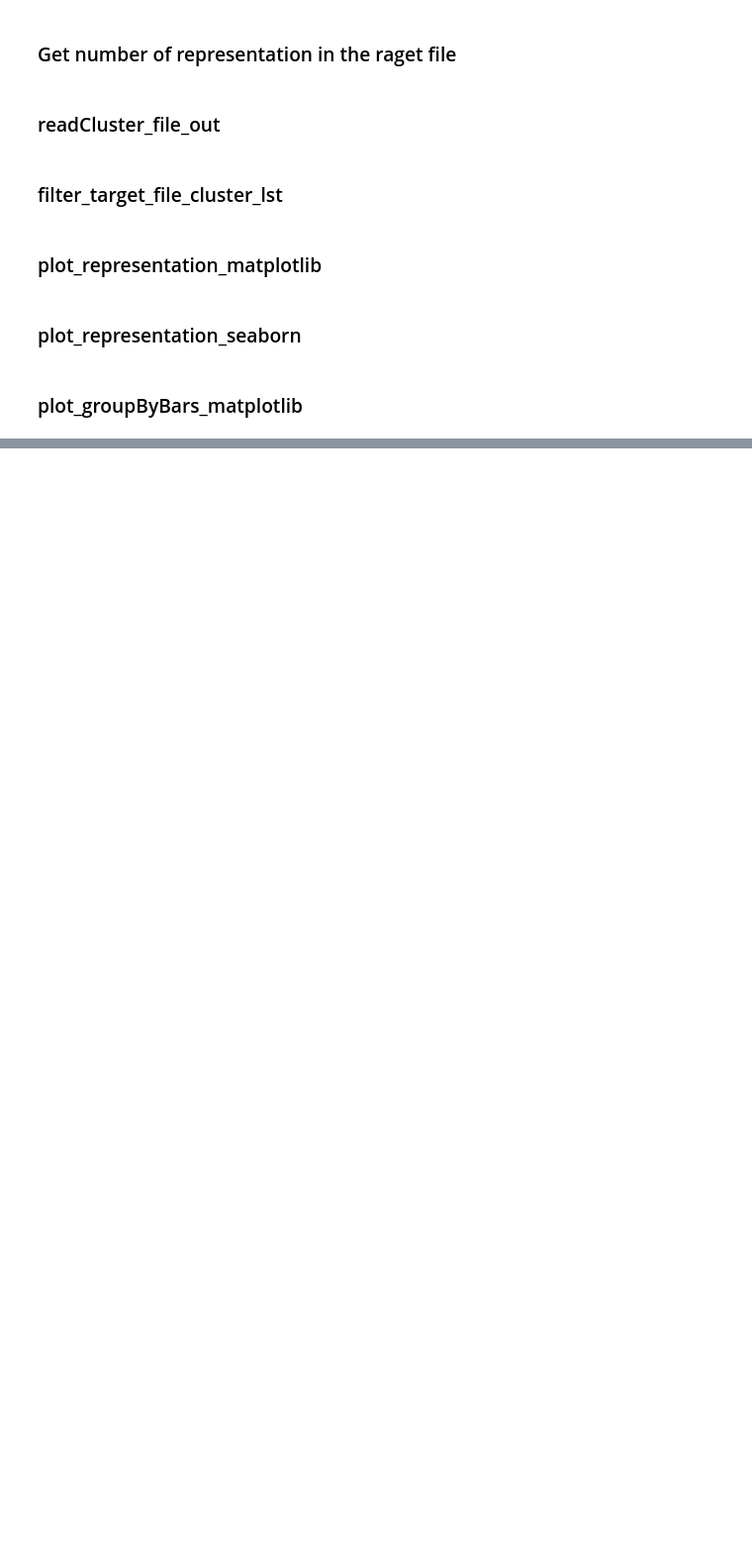
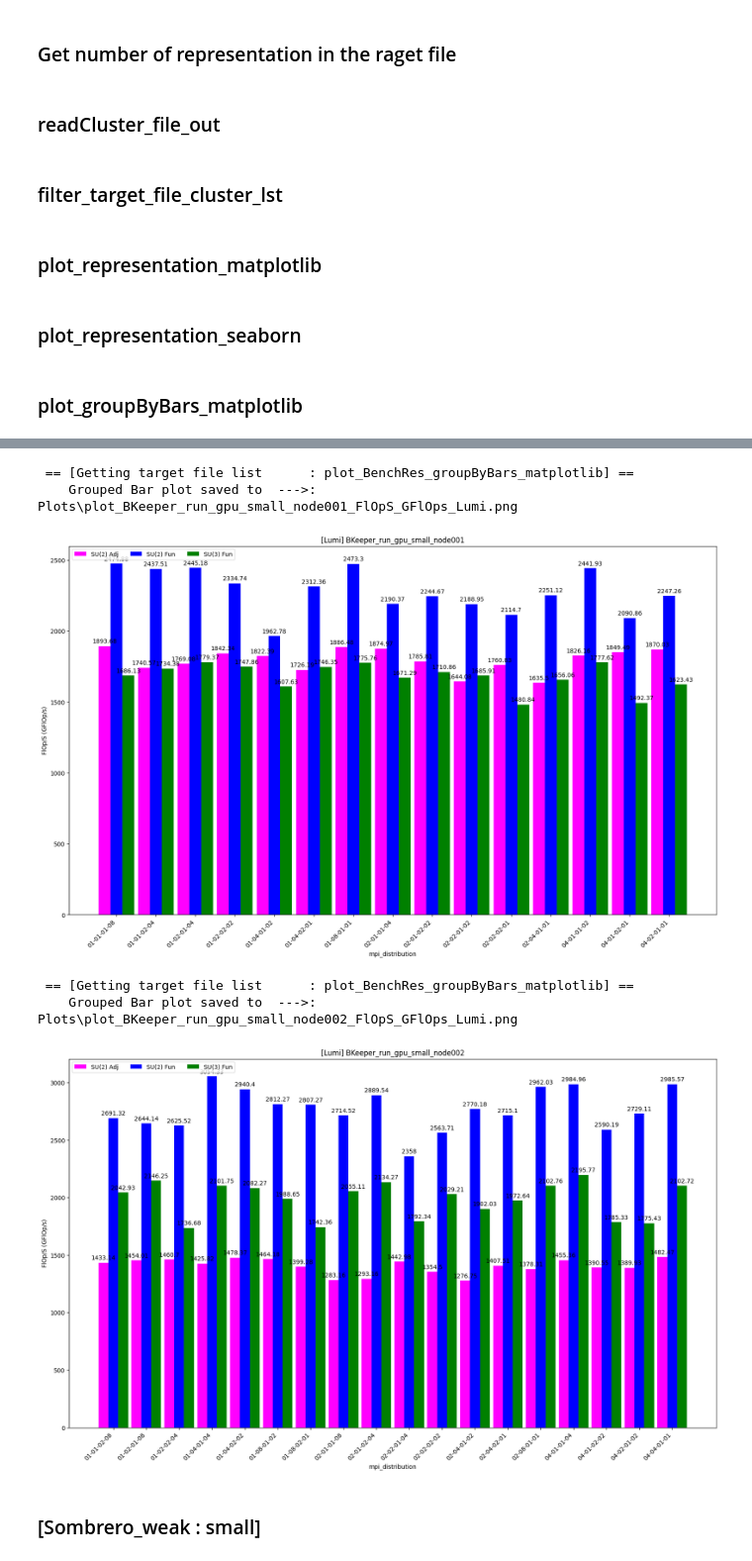
Before and after one commit to fbonnet08/Bench_Grid_HiRep, a Jupyter notebook: src/PythonCodes/Jupyter-NoteBooks/LLR-Bench_Grid_HiRep_Notebooks/Notebook_Bench_Grid_HiRep.ipynb, the cells around one changed output, grey strips where cells are left out. Shown at 99% size. Drawn from its saved outputs; the diff is of its cells as text; code cells hidden in the pictures; blank space fills up the shorter version.

```diff
--- a/src/PythonCodes/Jupyter-NoteBooks/LLR-Bench_Grid_HiRep_Notebooks/Notebook_Bench_Grid_HiRep.ipynb
+++ b/src/PythonCodes/Jupyter-NoteBooks/LLR-Bench_Grid_HiRep_Notebooks/Notebook_Bench_Grid_HiRep.ipynb
@@ -762,31 +921,46 @@ rc = plot_BenchRes_groupByBars_matplotlib(c, m,
 # %%
 # --------------------------------------------------------------------------
 # PLoting data
 x_label = "mpi_distribution"
 y_label = "FlOp/S (GFlOp/s)"
 
 c.setXaxis_label(x_label)
 c.setYaxis_label(y_label)
 
 df_su2_adj_vega_mpi_node001     = df_su2_adj_lumi[df_su2_adj_lumi["nodes"] == "001"][[x_label]]
 df_su2_adj_lumi_cgtimes_node001 = df_su2_adj_lumi[df_su2_adj_lumi["nodes"] == "001"][[y_label]]
 df_su2_fun_lumi_cgtimes_node001 = df_su2_fun_lumi[df_su2_fun_lumi["nodes"] == "001"][[y_label]]
 df_su3_fun_lumi_cgtimes_node001 = df_su3_fun_lumi[df_su3_fun_lumi["nodes"] == "001"][[y_label]]
+
+msg = batch_action + "_" + simulation_size + "_" + "node001"
+
 rc = plot_BenchRes_groupByBars_matplotlib(c, m,
                                           df_su2_adj_vega_mpi_node001[x_label],
                                           df_su2_adj_lumi_cgtimes_node001[y_label],
                                           df_su2_fun_lumi_cgtimes_node001[y_label],
                                           df_su3_fun_lumi_cgtimes_node001[y_label],
-                                          machine_name_lumi, "node001")
+                                          machine_name_lumi, msg)
 
 df_su2_adj_lumi_mpi_node002     = df_su2_adj_lumi[df_su2_adj_lumi["nodes"] == "002"][[x_label]]
 df_su2_adj_lumi_cgtimes_node002 = df_su2_adj_lumi[df_su2_adj_lumi["nodes"] == "002"][[y_label]]
 df_su2_fun_lumi_cgtimes_node002 = df_su2_fun_lumi[df_su2_fun_lumi["nodes"] == "002"][[y_label]]
-df_su3_fun_lumi_cgtimes_node002 = df_su2_fun_lumi[df_su2_fun_lumi["nodes"] == "002"][[y_label]]
+df_su3_fun_lumi_cgtimes_node002 = df_su3_fun_lumi[df_su3_fun_lumi["nodes"] == "002"][[y_label]]
+
+msg = batch_action + "_" + simulation_size + "_" + "node002"
+
 rc = plot_BenchRes_groupByBars_matplotlib(c, m,
                                           df_su2_adj_lumi_mpi_node002[x_label],
                                           df_su2_adj_lumi_cgtimes_node002[y_label],
                                           df_su2_fun_lumi_cgtimes_node002[y_label],
                                           df_su3_fun_lumi_cgtimes_node002[y_label],
-                                          machine_name_lumi, "node002")
+                                          machine_name_lumi, msg)
 # --------------------------------------------------------------------------
+# %% [output]
+ == [Getting target file list      : plot_BenchRes_groupByBars_matplotlib] ==
+    Grouped Bar plot saved to  --->: Plots\plot_BKeeper_run_gpu_small_node001_FlOpS_GFlOps_Lumi.png
+[figure, added]
+ == [Getting target file list      : plot_BenchRes_groupByBars_matplotlib] ==
+    Grouped Bar plot saved to  --->: Plots\plot_BKeeper_run_gpu_small_node002_FlOpS_GFlOps_Lumi.png
+[figure, added]
+# %% [markdown]
+### [Sombrero_weak : small]
```
Also changed, not shown: parts of 54 cells of this notebook, 24 other files.
